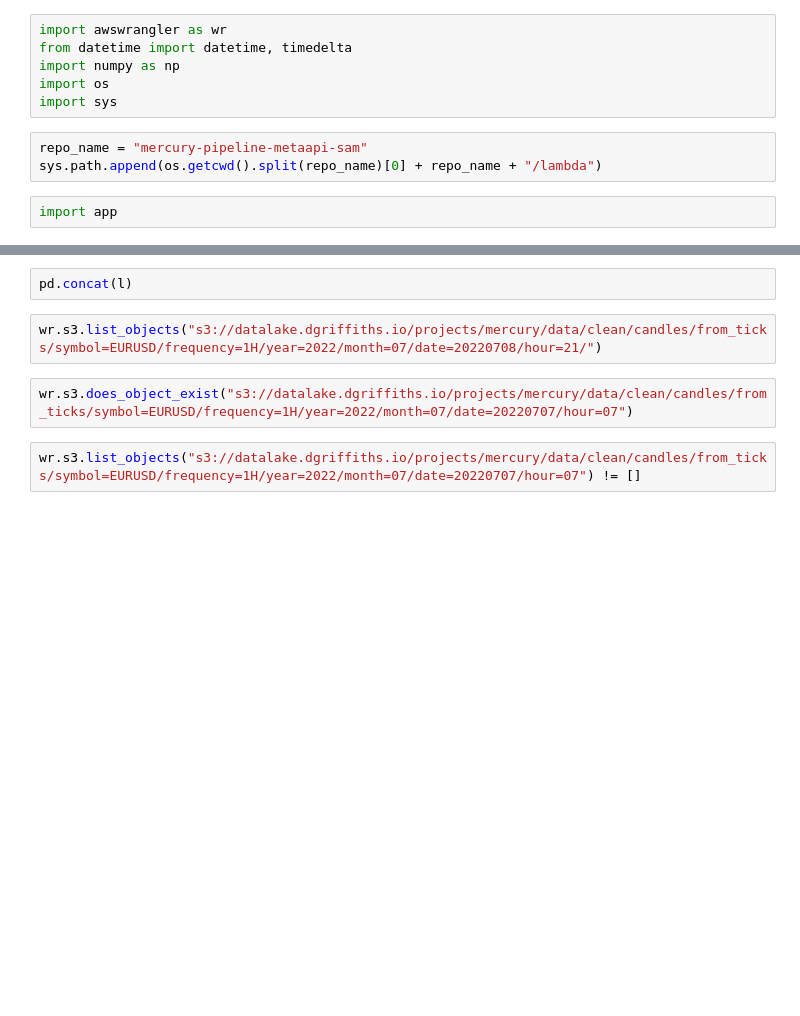
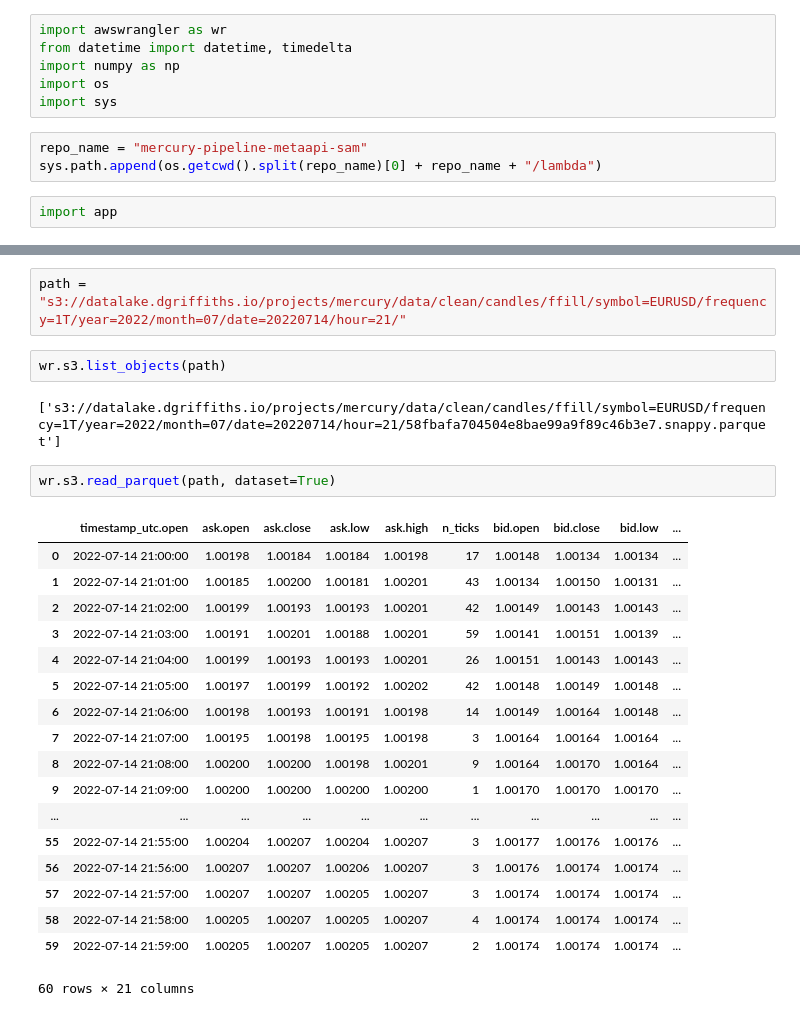
Before and after one commit to dwgriffiths/mercury-pipeline-metaapi-sam, a Jupyter notebook: notebooks/sandbox.ipynb, the cells around one changed output, grey strips where cells are left out. Saved outputs shown, nothing was run; the diff lists cells and outputs as text; blank space fills up the shorter version.

```diff
--- a/notebooks/sandbox.ipynb
+++ b/notebooks/sandbox.ipynb
@@ -207,8 +12,27 @@ for key in keys:
-# %%
-pd.concat(l)
 # %%
-wr.s3.list_objects("s3://datalake.dgriffiths.io/projects/mercury/data/clean/candles/from_ticks/symbol=EURUSD/frequency=1H/year=2022/month=07/date=20220708/hour=21/")
+path = "s3://datalake.dgriffiths.io/projects/mercury/data/clean/candles/ffill/symbol=EURUSD/frequency=1T/year=2022/month=07/date=20220714/hour=21/"
-# %%
-wr.s3.does_object_exist("s3://datalake.dgriffiths.io/projects/mercury/data/clean/candles/from_ticks/symbol=EURUSD/frequency=1H/year=2022/month=07/date=20220707/hour=07")
-# %%
-wr.s3.list_objects("s3://datalake.dgriffiths.io/projects/mercury/data/clean/candles/from_ticks/symbol=EURUSD/frequency=1H/year=2022/month=07/date=20220707/hour=07") != []
+# %%
+wr.s3.list_objects(path)
+# %% [output]
+['s3://datalake.dgriffiths.io/projects/mercury/data/clean/candles/ffill/symbol=EURUSD/frequency=1T/year=2022/month=07/date=20220714/hour=21/58fbafa704504e8bae99a9f89c46b3e7.snappy.parquet']
+# %%
+wr.s3.read_parquet(path, dataset=True)
+# %% [output]
+|  | timestamp_utc.open | ask.open | ask.close | ask.low | ask.high | n_ticks | bid.open | bid.close | bid.low | ... |
+| 0 | 2022-07-14 21:00:00 | 1.00198 | 1.00184 | 1.00184 | 1.00198 | 17 | 1.00148 | 1.00134 | 1.00134 | ... |
+| 1 | 2022-07-14 21:01:00 | 1.00185 | 1.00200 | 1.00181 | 1.00201 | 43 | 1.00134 | 1.00150 | 1.00131 | ... |
+| 2 | 2022-07-14 21:02:00 | 1.00199 | 1.00193 | 1.00193 | 1.00201 | 42 | 1.00149 | 1.00143 | 1.00143 | ... |
+| 3 | 2022-07-14 21:03:00 | 1.00191 | 1.00201 | 1.00188 | 1.00201 | 59 | 1.00141 | 1.00151 | 1.00139 | ... |
+| 4 | 2022-07-14 21:04:00 | 1.00199 | 1.00193 | 1.00193 | 1.00201 | 26 | 1.00151 | 1.00143 | 1.00143 | ... |
+| 5 | 2022-07-14 21:05:00 | 1.00197 | 1.00199 | 1.00192 | 1.00202 | 42 | 1.00148 | 1.00149 | 1.00148 | ... |
+| 6 | 2022-07-14 21:06:00 | 1.00198 | 1.00193 | 1.00191 | 1.00198 | 14 | 1.00149 | 1.00164 | 1.00148 | ... |
+| 7 | 2022-07-14 21:07:00 | 1.00195 | 1.00198 | 1.00195 | 1.00198 | 3 | 1.00164 | 1.00164 | 1.00164 | ... |
+| 8 | 2022-07-14 21:08:00 | 1.00200 | 1.00200 | 1.00198 | 1.00201 | 9 | 1.00164 | 1.00170 | 1.00164 | ... |
+| 9 | 2022-07-14 21:09:00 | 1.00200 | 1.00200 | 1.00200 | 1.00200 | 1 | 1.00170 | 1.00170 | 1.00170 | ... |
+| ... | ... | ... | ... | ... | ... | ... | ... | ... | ... | ... |
+| 55 | 2022-07-14 21:55:00 | 1.00204 | 1.00207 | 1.00204 | 1.00207 | 3 | 1.00177 | 1.00176 | 1.00176 | ... |
+| 56 | 2022-07-14 21:56:00 | 1.00207 | 1.00207 | 1.00206 | 1.00207 | 3 | 1.00176 | 1.00174 | 1.00174 | ... |
+| 57 | 2022-07-14 21:57:00 | 1.00207 | 1.00207 | 1.00205 | 1.00207 | 3 | 1.00174 | 1.00174 | 1.00174 | ... |
+| 58 | 2022-07-14 21:58:00 | 1.00205 | 1.00207 | 1.00205 | 1.00207 | 4 | 1.00174 | 1.00174 | 1.00174 | ... |
+| 59 | 2022-07-14 21:59:00 | 1.00205 | 1.00207 | 1.00205 | 1.00207 | 2 | 1.00174 | 1.00174 | 1.00174 | ... |
+60 rows × 21 columns
```
Also changed, not shown: parts of 32 cells of this notebook, 8 other files.
